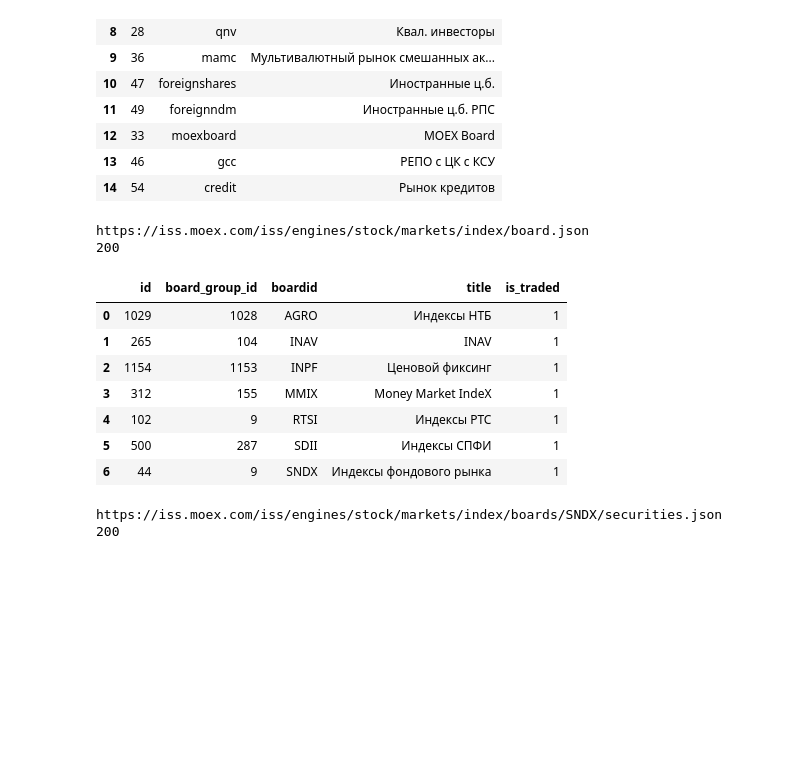
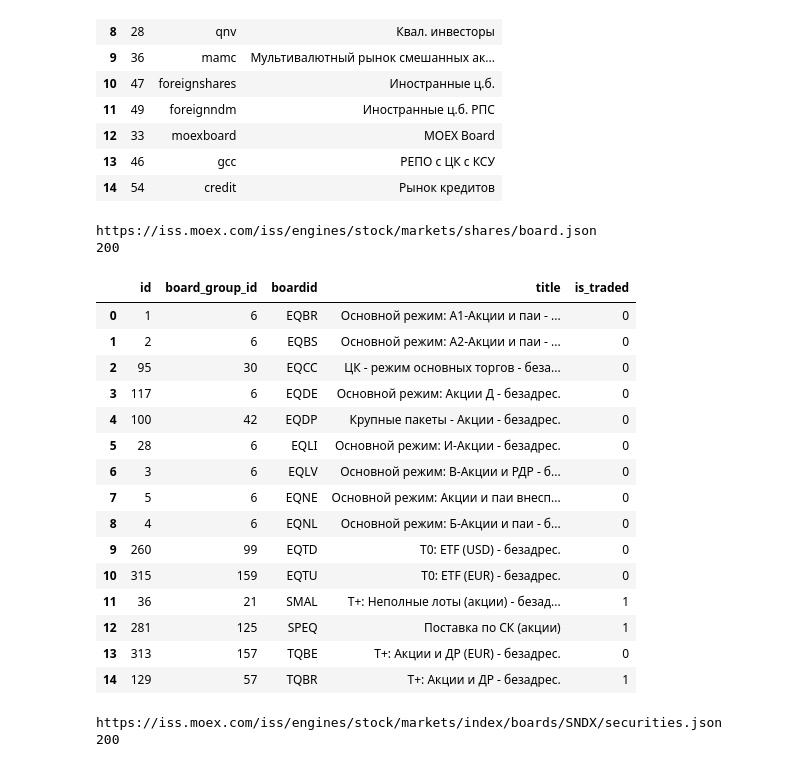
Before and after one commit to GestornG/moex-analytics-platform, a Jupyter notebook: notebooks/01_source_research/01_moex_iss_structure.ipynb, the cells around one changed output. Drawn from its saved outputs; the diff is of its cells as text; code cells hidden in the pictures; blank space fills up the shorter version.

```diff
--- a/notebooks/01_source_research/01_moex_iss_structure.ipynb
+++ b/notebooks/01_source_research/01_moex_iss_structure.ipynb
@@ -80,35 +80,43 @@ markets_df.head(15)
 # %%
 #Получение информации о режиме торгов
 
 board_engines = 'stock'
-board_markets = 'index'
+board_markets = 'shares'
 board_url = rf'https://iss.moex.com/iss/engines/{board_engines}/markets/{board_markets}/board.json'
 
 board_response = requests.get(
     url=board_url,
     timeout=30
 )
 print(board_url)
 print(board_response.status_code)
 
 board_data = board_response.json()
 board_df = pd.DataFrame(
     data=board_data['boards']['data'],
     columns=board_data['boards']['columns']
 )
 
 board_df.head(15)
 # %% [output]
-https://iss.moex.com/iss/engines/stock/markets/index/board.json
+https://iss.moex.com/iss/engines/stock/markets/shares/board.json
 200
 |  | id | board_group_id | boardid | title | is_traded |
-| 0 | 1029 | 1028 | AGRO | Индексы НТБ | 1 |
-| 1 | 265 | 104 | INAV | INAV | 1 |
-| 2 | 1154 | 1153 | INPF | Ценовой фиксинг | 1 |
-| 3 | 312 | 155 | MMIX | Money Market IndeX | 1 |
-| 4 | 102 | 9 | RTSI | Индексы РТС | 1 |
-| 5 | 500 | 287 | SDII | Индексы СПФИ | 1 |
-| 6 | 44 | 9 | SNDX | Индексы фондового рынка | 1 |
+| 0 | 1 | 6 | EQBR | Основной режим: А1-Акции и паи - ... | 0 |
+| 1 | 2 | 6 | EQBS | Основной режим: А2-Акции и паи - ... | 0 |
+| 2 | 95 | 30 | EQCC | ЦК - режим основных торгов - беза... | 0 |
+| 3 | 117 | 6 | EQDE | Основной режим: Акции Д - безадрес. | 0 |
+| 4 | 100 | 42 | EQDP | Крупные пакеты - Акции - безадрес. | 0 |
+| 5 | 28 | 6 | EQLI | Основной режим: И-Акции - безадрес. | 0 |
+| 6 | 3 | 6 | EQLV | Основной режим: В-Акции и РДР - б... | 0 |
+| 7 | 5 | 6 | EQNE | Основной режим: Акции и паи внесп... | 0 |
+| 8 | 4 | 6 | EQNL | Основной режим: Б-Акции и паи - б... | 0 |
+| 9 | 260 | 99 | EQTD | Т0: ETF (USD) - безадрес. | 0 |
+| 10 | 315 | 159 | EQTU | Т0: ETF (EUR) - безадрес. | 0 |
+| 11 | 36 | 21 | SMAL | Т+: Неполные лоты (акции) - безад... | 1 |
+| 12 | 281 | 125 | SPEQ | Поставка по СК (акции) | 1 |
+| 13 | 313 | 157 | TQBE | Т+: Акции и ДР (EUR) - безадрес. | 0 |
+| 14 | 129 | 57 | TQBR | Т+: Акции и ДР - безадрес. | 1 |
 # %%
 #Список инструментов выбранного режима
 securities_engines = 'stock'
```
Also changed, not shown: 2 other files.
